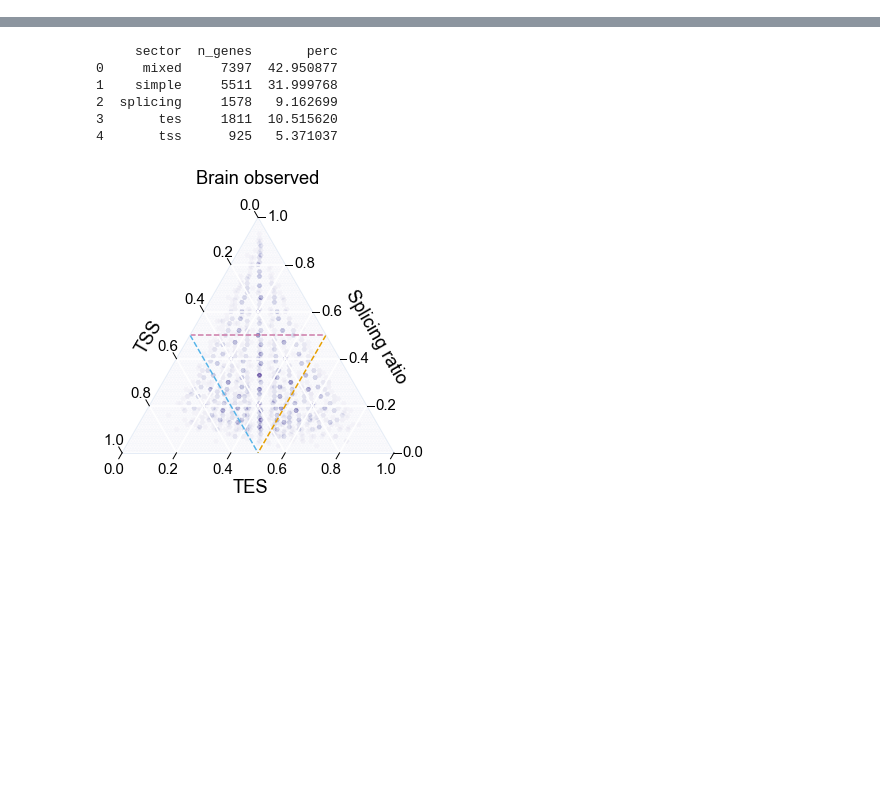
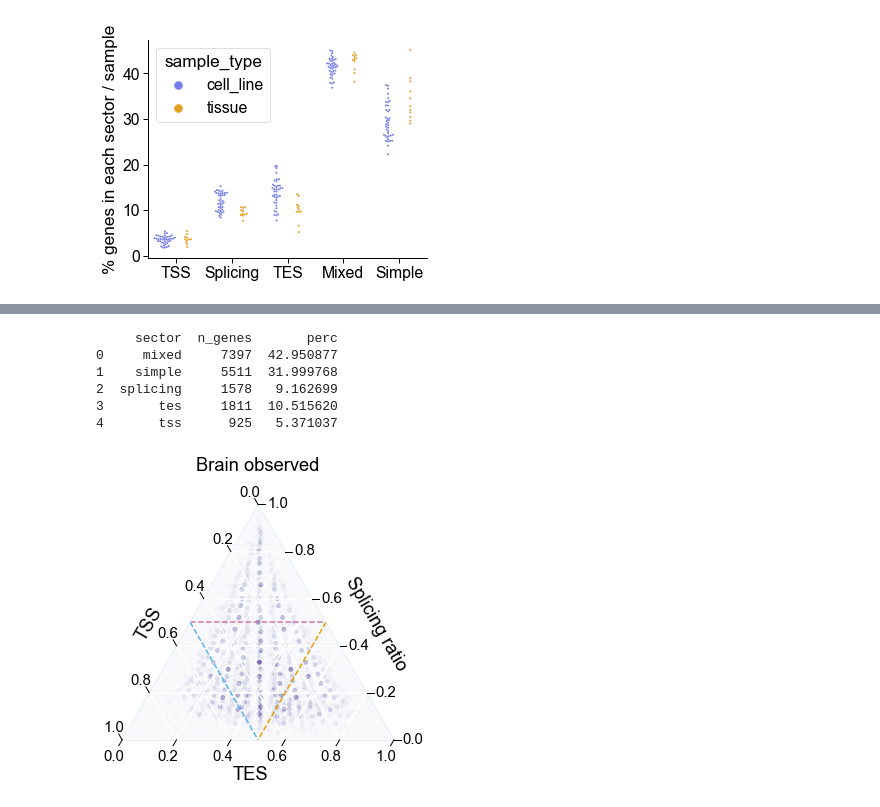
Before and after one commit to fairliereese/rnawg, a Jupyter notebook: lr_bulk/cerberus/triplets_sample.ipynb, the cells around one changed output, grey strips where cells are left out. Saved outputs shown, nothing was run; the diff lists cells and outputs as text; code cells hidden in the pictures; blank space fills up the shorter version.

```diff
--- a/lr_bulk/cerberus/triplets_sample.ipynb
+++ b/lr_bulk/cerberus/triplets_sample.ipynb
@@ -111,0 +111,47 @@ plot_perc_genes_per_sector_kde(ca, 'sample_major')
+# %%
+def plot_perc_genes_per_sector_sample_type(ca, source, fname):
+
+    df = ca.triplets.loc[ca.triplets.source == source]
+
+    # assign each sample a sample type (tissue or cell line)
+    cell_lines = get_sample_datasets('cell_line', groupby='sample')
+    tissues = get_sample_datasets('tissue', groupby='sample')
+    df.loc[df['sample'].isin(cell_lines), 'sample_type'] = 'cell_line'
+    df.loc[df['sample'].isin(tissues), 'sample_type'] = 'tissue'
+
+    df = compute_genes_per_sector(df, ['sample', 'sample_type'])
+
+    c_dict, order = get_tissue_cell_line_colors()
+
+    # plotting
+    sns.set_context('paper', font_scale=1.8)
+    mpl.rcParams['font.family'] = 'Arial'
+    mpl.rcParams['pdf.fonttype'] = 42
+    plt.figure(figsize=(5,4))
+
+    _, order = get_sector_colors()
+
+    ax = sns.swarmplot(data=df, x='sector', y='perc',
+                  hue='sample_type', size=2.0,
+                  palette=c_dict, dodge=True,
+                  order=order)
+    ax.spines['right'].set_visible(False)
+    ax.spines['top'].set_visible(False)
+    ylabel = '% genes in each sector / sample'
+    xlabel = ''
+    xlim=None
+
+    if xlim:
+        _ = ax.set(xlabel=xlabel, ylabel=ylabel, xlim=(0,xlim))
+    else:
+        _ = ax.set(xlabel=xlabel, ylabel=ylabel)
+    xticks = [cat.capitalize() if cat not in ['tss', 'tes'] else cat.upper() for cat in order]
+    _ = ax.set_xticklabels(xticks)
+
+    plt.savefig(fname, dpi=500, bbox_inches='tight')
+# %%
+source = 'sample_det'
+plot_perc_genes_per_sector_sample_type(ca, source,
+        'figures/swarm_genes_per_sector_sample_sample_type.pdf')
+# %% [output]
+[figure, added]
```
Also changed, not shown: parts of 14 cells of this notebook, 8 other files.
